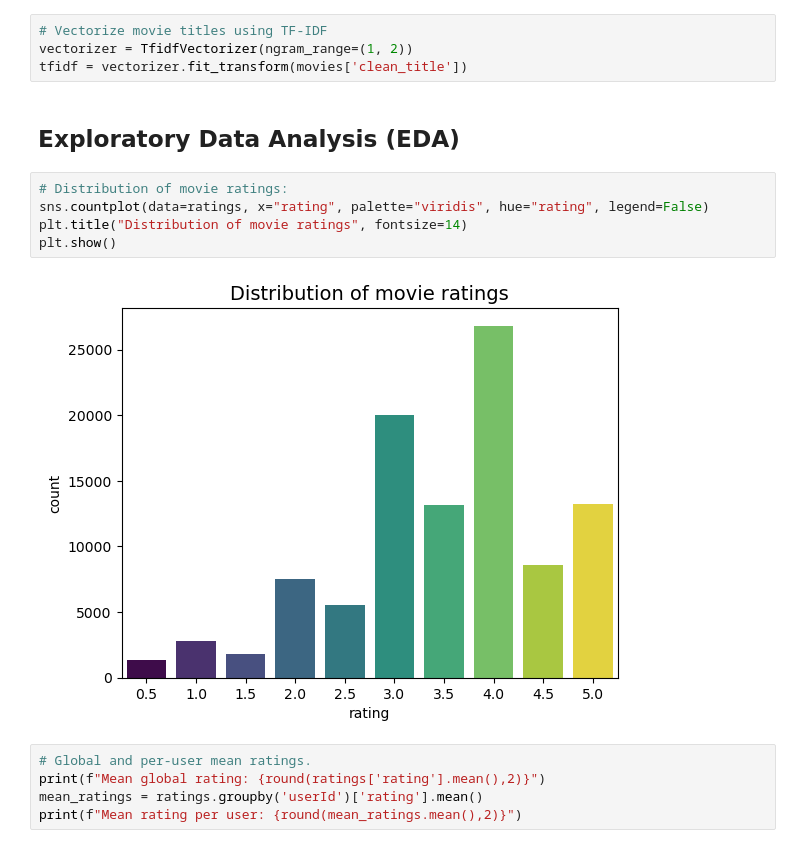
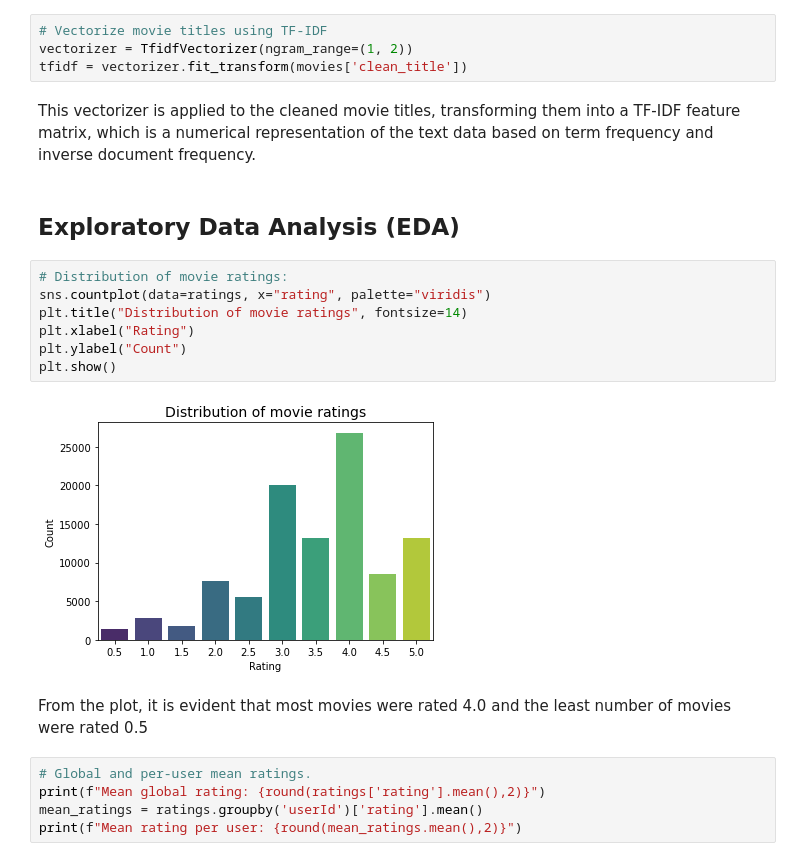
Before and after one commit to Kelsey-Maina/movie_recommendation_system, a Jupyter notebook: MOVIE_LENS_NB.ipynb, the cells around one changed output. Saved outputs shown, nothing was run; the diff lists cells and outputs as text.

```diff
--- a/MOVIE_LENS_NB.ipynb
+++ b/MOVIE_LENS_NB.ipynb
@@ -266,15 +274,21 @@ movies['clean_title'] = movies['title'].apply(clean_title)
 # Vectorize movie titles using TF-IDF
 vectorizer = TfidfVectorizer(ngram_range=(1, 2))
 tfidf = vectorizer.fit_transform(movies['clean_title'])
+# %% [markdown]
+This vectorizer is applied to the cleaned movie titles, transforming them into a TF-IDF feature matrix, which is a numerical representation of the text data based on term frequency and inverse document frequency.
 # %% [markdown]
 ## Exploratory Data Analysis (EDA)
 # %%
 # Distribution of movie ratings:
-sns.countplot(data=ratings, x="rating", palette="viridis", hue="rating", legend=False)
+sns.countplot(data=ratings, x="rating", palette="viridis")
 plt.title("Distribution of movie ratings", fontsize=14)
+plt.xlabel("Rating")
+plt.ylabel("Count")
 plt.show()
 # %% [output]
-[figure, old version]
+[figure, new version]
+# %% [markdown]
+From the plot, it is evident that most movies were rated 4.0 and the least number of movies were rated 0.5
 # %%
 # Global and per-user mean ratings.
 print(f"Mean global rating: {round(ratings['rating'].mean(),2)}")
```
Also changed, not shown: parts of 21 cells of this notebook.
